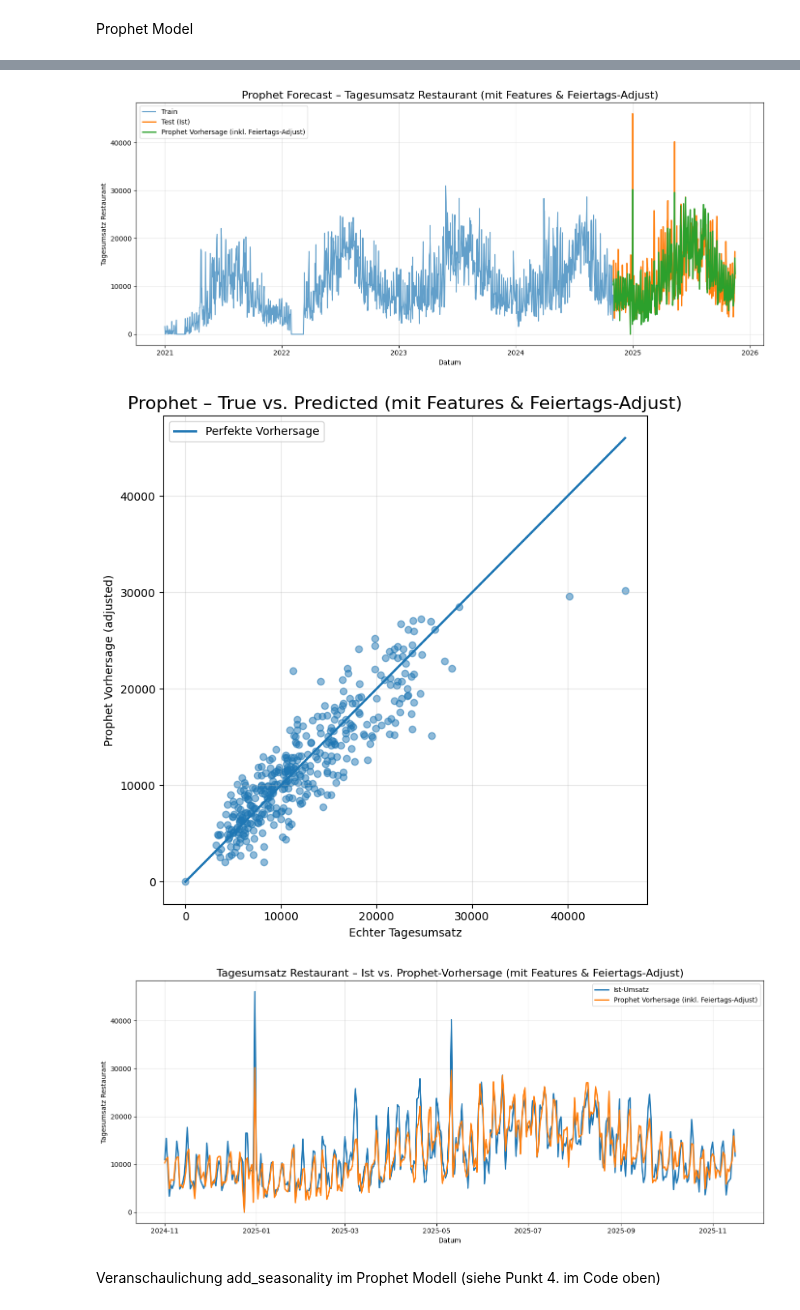
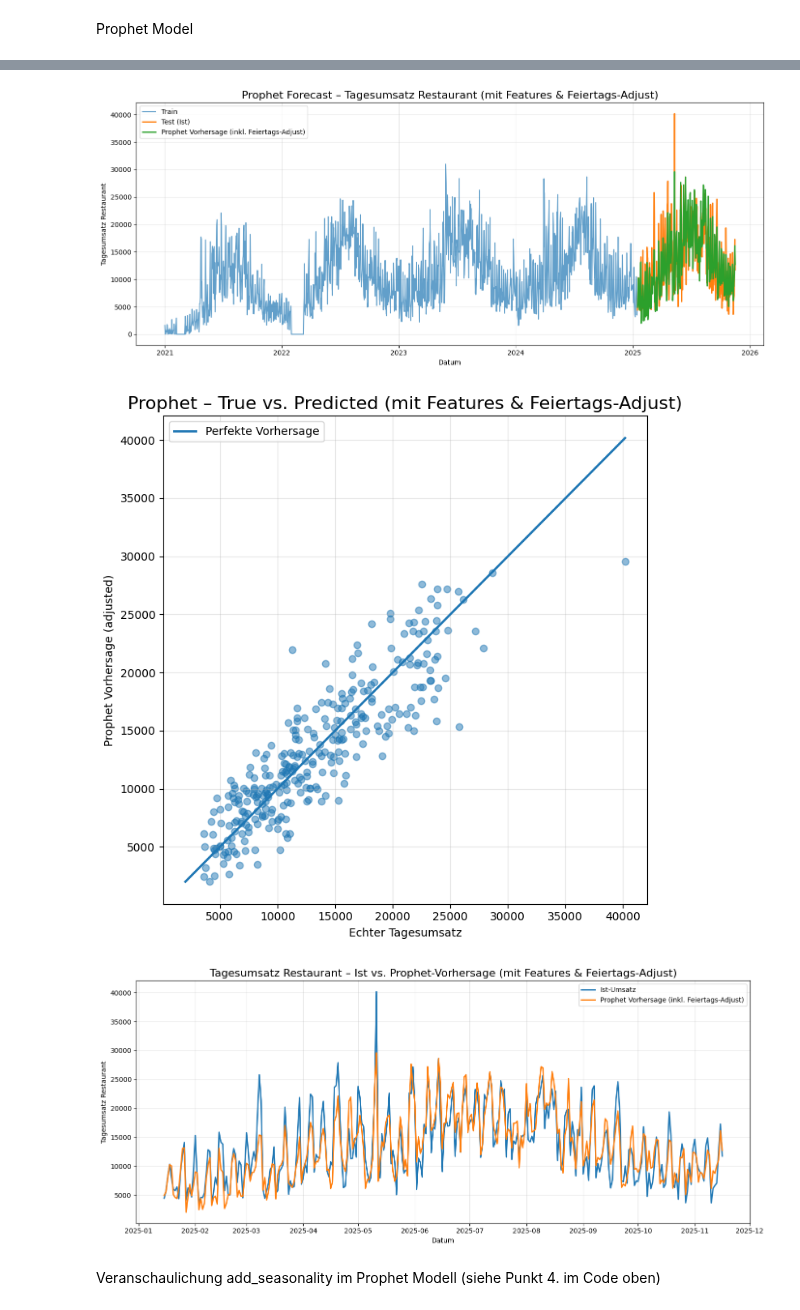
Before and after one commit to Luggias/DSF_Group_Project, a Jupyter notebook: Prophet_model.ipynb, the cells around one changed output, grey strips where cells are left out. Saved outputs shown, nothing was run; the diff lists cells and outputs as text; code cells hidden in the pictures.

```diff
--- a/Prophet_model.ipynb
+++ b/Prophet_model.ipynb
@@ -59,7 +61,7 @@ df_p = df.reset_index().rename(columns={"Datum": "ds", target_col: "y"})
 # ============================================
 # 3a) Train/Test-Split (zeitbasiert)
 # ============================================
-split_date = pd.Timestamp("2024-11-01")
+split_date = pd.Timestamp("2025-01-15")
 train = df_p[df_p["ds"] < split_date].copy()
 test  = df_p[df_p["ds"] >= split_date].copy()
 
@@ -308,9 +308,9 @@ Silvester im Testset (31.12.):
 Muttertag im Testset:
 |  | Datum | Ist | Vorhersage |
 | 1591 | 2025-05-11 | 40176.1 | 29589.666667 |
-[figure, old version]
+[figure, new version]
-[figure, old version]
+[figure, new version]
-[figure, old version]
+[figure, new version]
 # %% [markdown]
 Veranschaulichung add_seasonality im Prophet Modell (siehe Punkt 4. im Code oben)
 # %%
```
Also changed, not shown: parts of 6 cells of this notebook.
